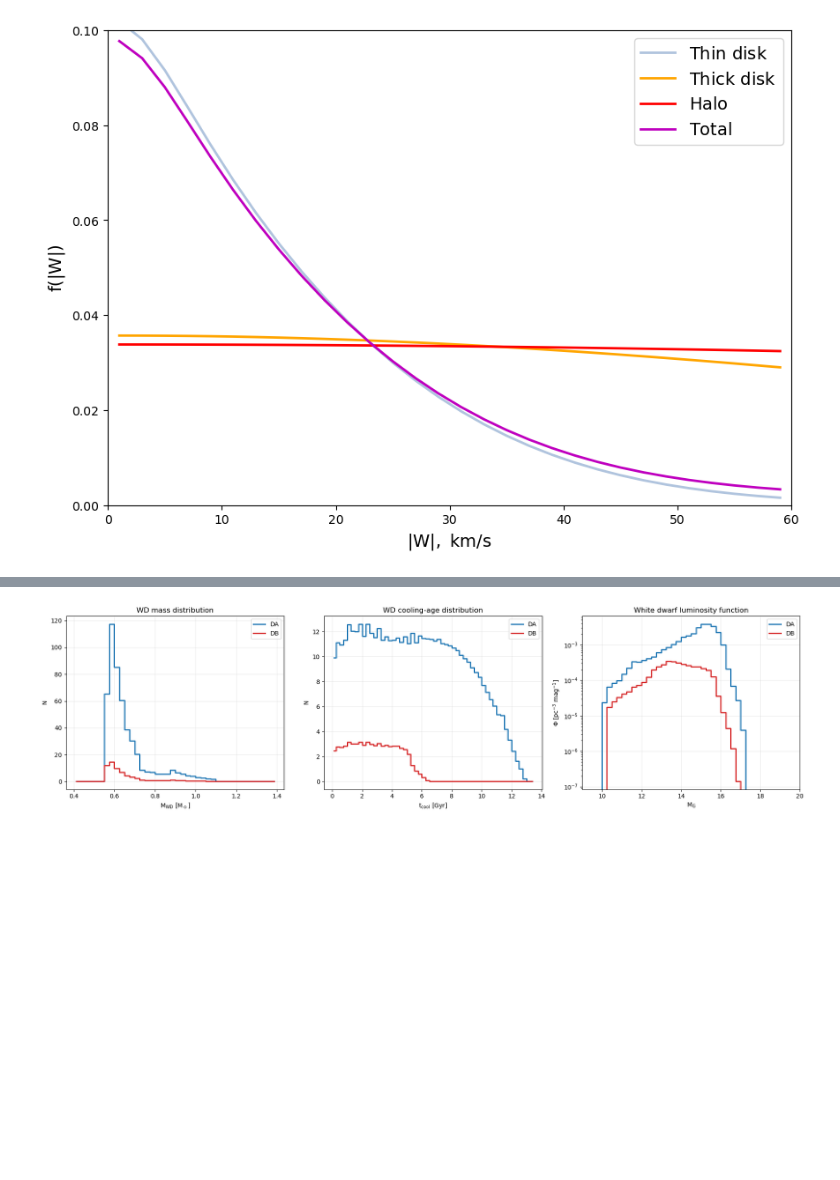
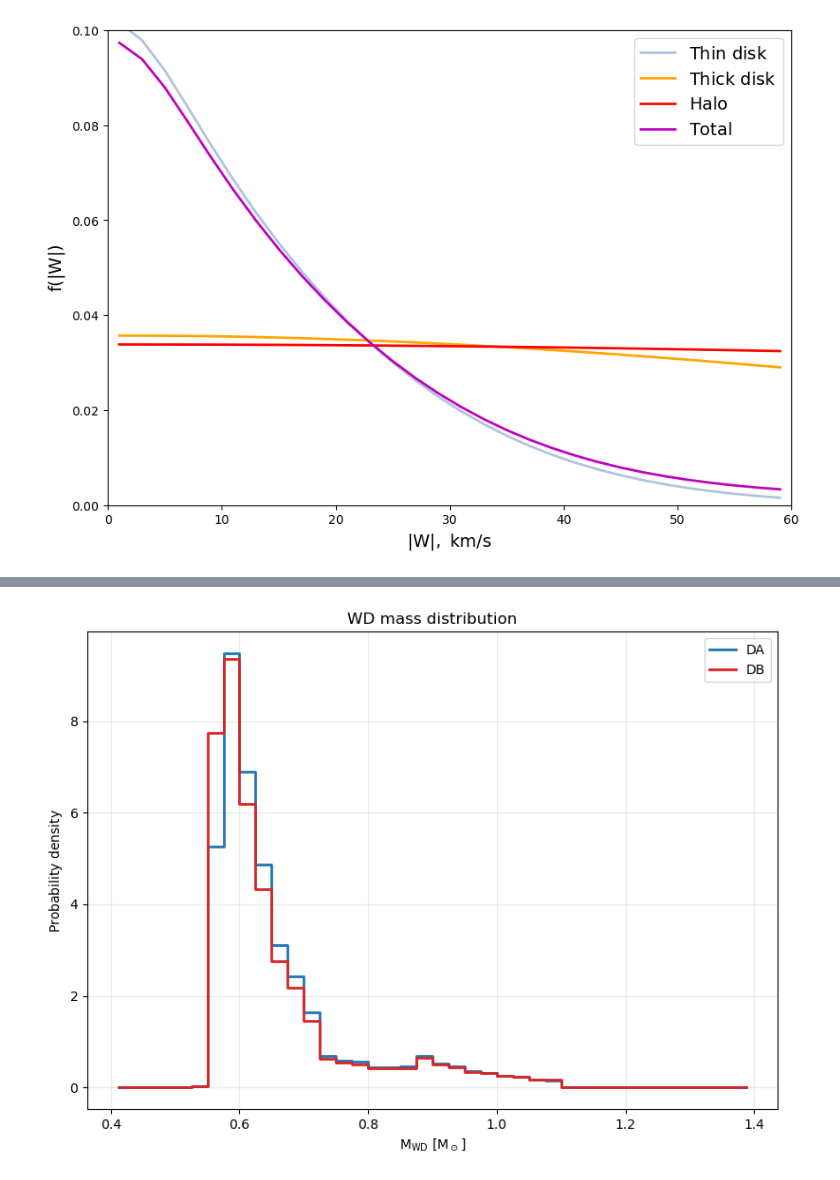
Before and after one commit to askenja/jjmodel, a Jupyter notebook: jjmodel/tutorials/tutorial3/No3b_Local_volume_realistic_MSWD.ipynb, the cells around one changed output, grey strips where cells are left out. Drawn from its saved outputs; the diff is of its cells as text; code cells hidden in the pictures; blank space fills up the shorter version.

```diff
--- a/jjmodel/tutorials/tutorial3/No3b_Local_volume_realistic_MSWD.ipynb
+++ b/jjmodel/tutorials/tutorial3/No3b_Local_volume_realistic_MSWD.ipynb
@@ -674,10 +675,11 @@ plt.show()
 
 wd_labels = ['DA', 'DB']
 wd_cols = ['tab:blue', 'tab:red']
-component_names = ['Thin disk', 'Thick disk', 'Halo']
 
 volume = 4/3 * np.pi * (d_helio_max**3 - d_helio_min**3)
 dmag_wdlf = np.diff(wdlf_bins)[0]
+dmass_wd = np.diff(mass_bins_wd)[0]
+dage_wd = np.diff(age_bins_wd)[0]
 
 print('DA WDs: d:', int(np.round(N_DA[0], 0)),
       ', t:', int(np.round(N_DA[1], 0)),
@@ -692,35 +694,82 @@ print('DB WDs: d:', int(np.round(N_DB[0], 0)),
 print('All WDs total:', int(np.round(np.sum(N_DA) + np.sum(N_DB), 0)))
 print('Volume [pc^3]:', volume)
 
-fig, ax = plt.subplots(1, 3, figsize=(18, 5))
+
+# 1. WD mass distribution, normalized to probability density
+# ----------------------------------------------------------
+
+fig, ax = plt.subplots(figsize=(8, 6))
 
 for iwd, label in enumerate(wd_labels):
     mass_total = np.sum(wd_mass_hist[:, iwd, :], axis=0)
-    age_total = np.sum(wd_age_hist[:, iwd, :], axis=0)
+    mass_norm = np.sum(mass_total) * dmass_wd
 
-    # WDLF normalized to number density per magnitude:
-    # Phi = N / (volume * mag bin width)
-    wdlf_total = np.sum(wdlf_hist[:, iwd, :], axis=0) / volume / dmag_wdlf
+    if mass_norm > 0:
+        mass_density = mass_total / mass_norm
+    else:
+        mass_density = mass_total
 
-    ax[0].step(
+    ax.step(
         mass_bins_wdc,
-        mass_total,
+        mass_density,
         where='mid',
         lw=2,
         color=wd_cols[iwd],
         label=label
     )
 
-    ax[1].step(
+ax.set_xlabel(r'$\mathrm{M_{WD}\ [M_\odot]}$')
+ax.set_ylabel(r'$\mathrm{Probability\ density}$')
+ax.set_title('WD mass distribution')
+ax.legend()
+ax.grid(alpha=0.25)
+
+plt.tight_layout()
+plt.show()
+
+
+# 2. WD cooling-age distribution, normalized to probability density
+# -----------------------------------------------------------------
+
+fig, ax = plt.subplots(figsize=(8, 6))
+
+for iwd, label in enumerate(wd_labels):
+    age_total = np.sum(wd_age_hist[:, iwd, :], axis=0)
+    age_norm = np.sum(age_total) * dage_wd
+
+    if age_norm > 0:
+        age_density = age_total / age_norm
+    else:
+        age_density = age_total
+
+    ax.step(
         age_bins_wdc,
-        age_total,
+        age_density,
         where='mid',
         lw=2,
         color=wd_cols[iwd],
         label=label
     )
 
-    ax[2].step(
+ax.set_xlabel(r'$\mathrm{t_{cool}\ [Gyr]}$')
+ax.set_ylabel(r'$\mathrm{Probability\ density}$')
+ax.set_title('WD cooling-age distribution')
+ax.legend()
+ax.grid(alpha=0.25)
+
+plt.tight_layout()
+plt.show()
+
+
+# 3. White dwarf luminosity function, normalized to volume and mag
+# ----------------------------------------------------------------
+
+fig, ax = plt.subplots(figsize=(8, 6))
+
+for iwd, label in enumerate(wd_labels):
+    wdlf_total = np.sum(wdlf_hist[:, iwd, :], axis=0) / volume / dmag_wdlf
+
+    ax.step(
         wdlf_binsc,
         wdlf_total,
         where='mid',
@@ -729,24 +778,13 @@ for iwd, label in enumerate(wd_labels):
         label=label
     )
 
-ax[0].set_xlabel(r'$\mathrm{M_{WD}\ [M_\odot]}$')
-ax[0].set_ylabel(r'$\mathrm{N}$')
-ax[0].set_title('WD mass distribution')
-
-ax[1].set_xlabel(r'$\mathrm{t_{cool}\ [Gyr]}$')
-ax[1].set_ylabel(r'$\mathrm{N}$')
-ax[1].set_title('WD cooling-age distribution')
-
-ax[2].set_xlabel(r'$\mathrm{M_G}$')
-ax[2].set_ylabel(r'$\mathrm{\Phi\ [pc^{-3}\ mag^{-1}]}$')
-ax[2].set_title('White dwarf luminosity function')
-ax[2].set_xlim(9, 20)
-ax[2].set_yscale('log')
-
-
-for axis in ax:
-    axis.legend()
-    axis.grid(alpha=0.25)
+ax.set_xlabel(r'$\mathrm{M_G}$')
+ax.set_ylabel(r'$\mathrm{\Phi\ [pc^{-3}\ mag^{-1}]}$')
+ax.set_title('White dwarf luminosity function')
+ax.set_xlim(9, 20)
+ax.set_yscale('log')
+ax.legend()
+ax.grid(alpha=0.25)
 
 plt.tight_layout()
 plt.show()
@@ -757,2 +795,2 @@ All WDs total: 558
 Volume [pc^3]: 65449.84694978735
-[figure, old version]
+[figure, new version]
```
Also changed, not shown: parts of 6 cells of this notebook.
